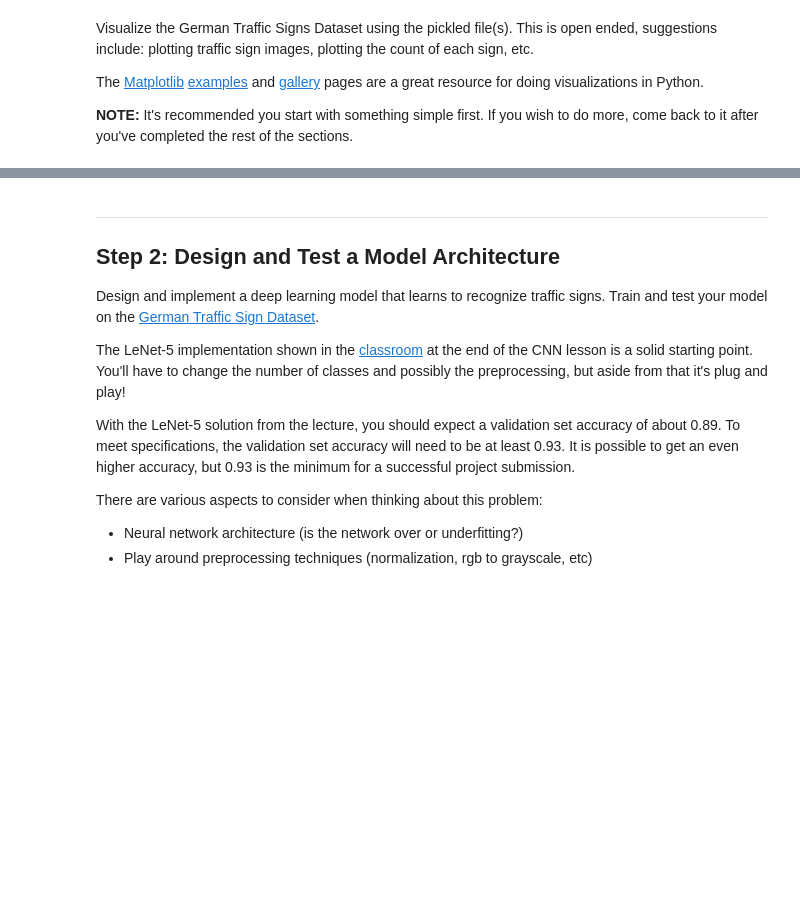
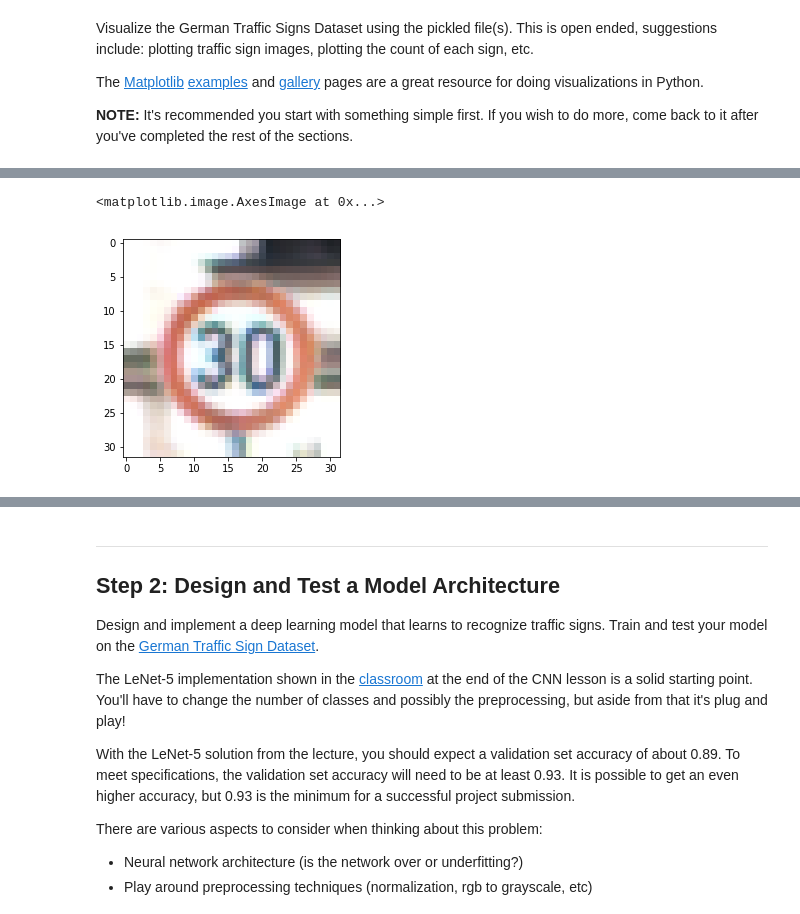
Before and after one commit to saka1-s/CarND-Traffic-Sign-Classifier-Project, a Jupyter notebook: Traffic_Sign_Classifier.ipynb, the cells around one changed output, grey strips where cells are left out. Saved outputs shown, nothing was run; the diff lists cells and outputs as text; code cells hidden in the pictures; blank space fills up the shorter version.

```diff
--- a/Traffic_Sign_Classifier.ipynb
+++ b/Traffic_Sign_Classifier.ipynb
@@ -118,0 +192,5 @@ import matplotlib.pyplot as plt
+# %%
+plt.imshow(X_train[2295])
+# %% [output]
+<matplotlib.image.AxesImage at 0x...>
+[figure, added]
```
Also changed, not shown: parts of 65 cells of this notebook.
